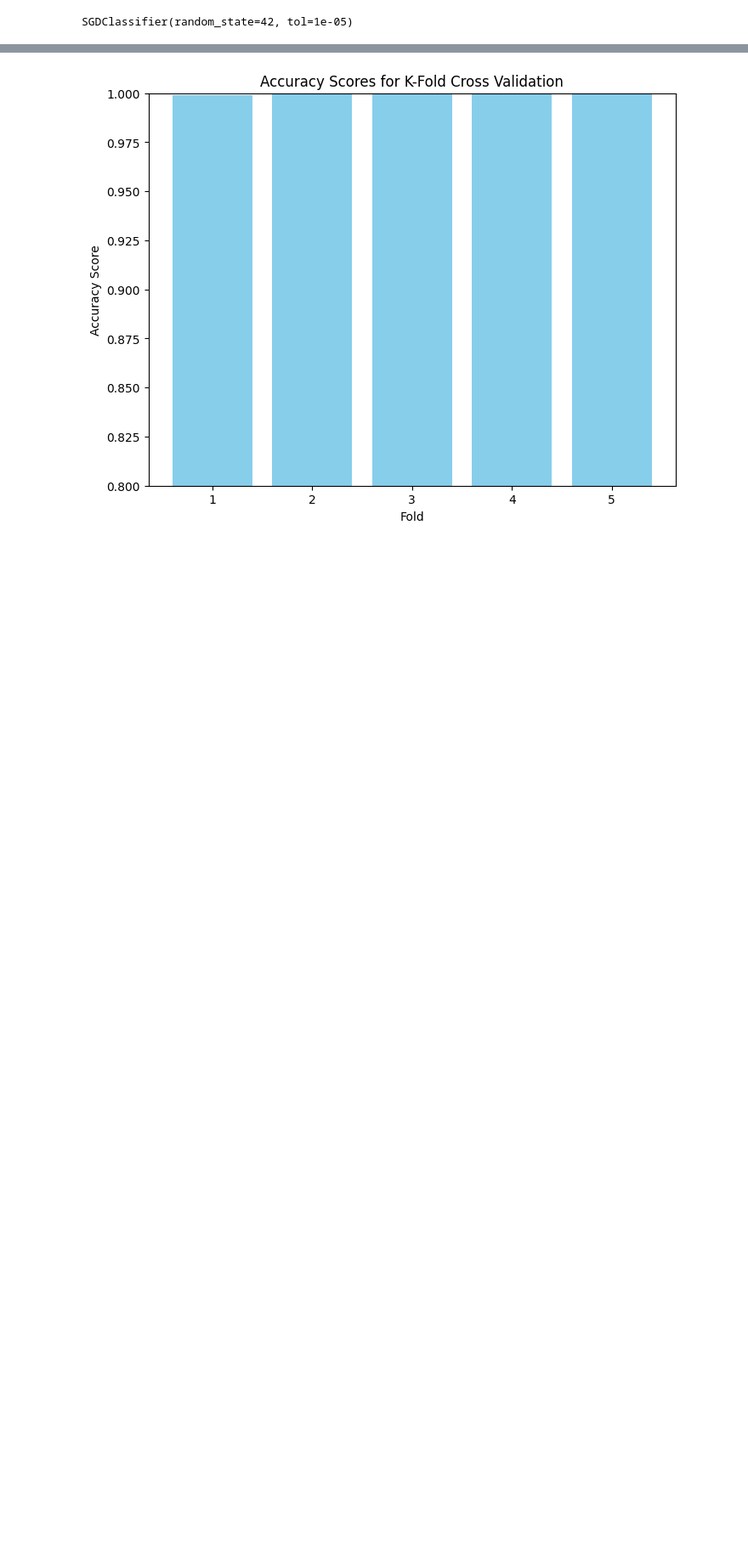
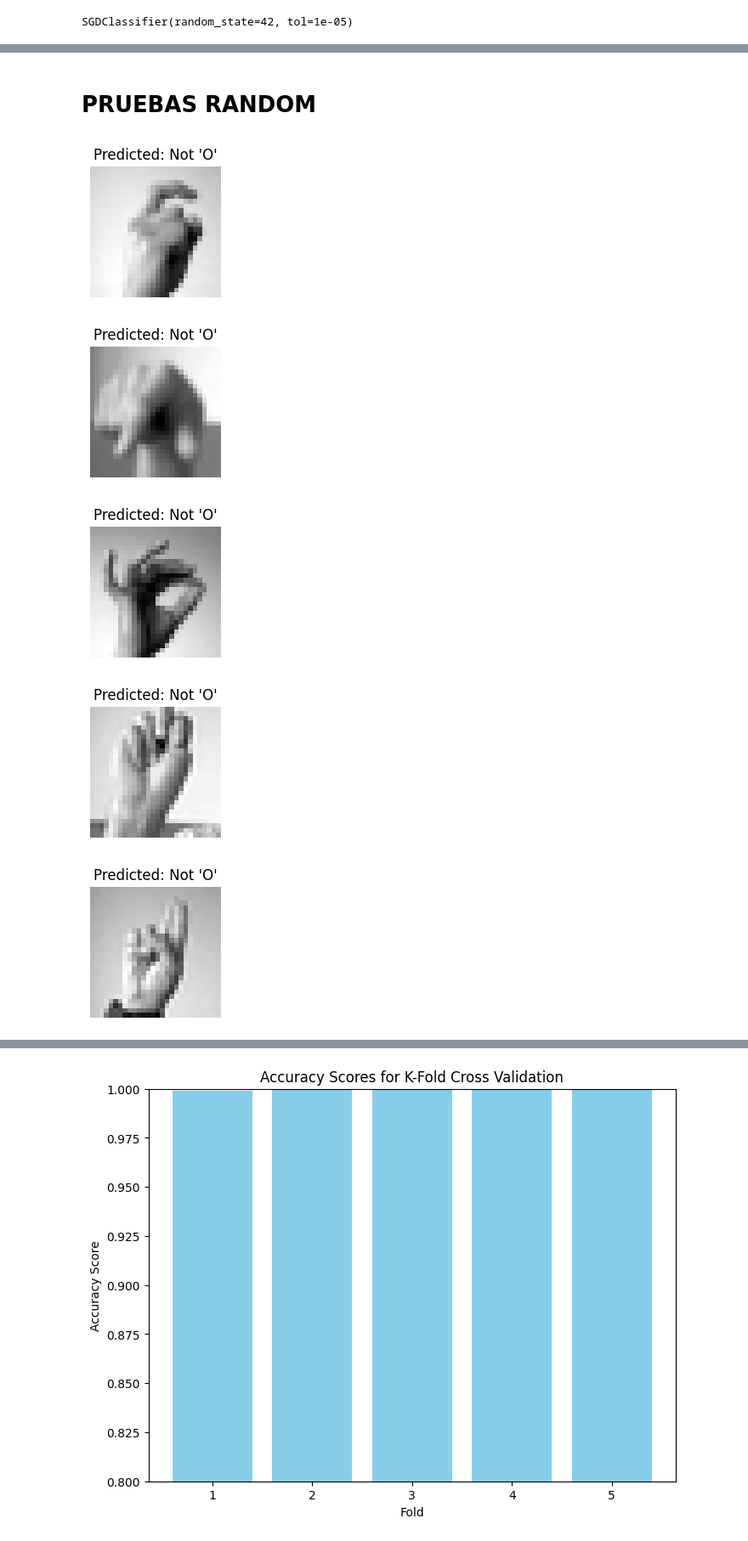
Before and after one commit to LeonelOctavio/Actividad2, a Jupyter notebook: sign_mnlist.ipynb, the cells around one changed output, grey strips where cells are left out. Shown: that part at 85% size. Cells and saved outputs as stored; diff of their text form; code cells hidden in the pictures; blank space fills up the shorter version.

```diff
--- a/sign_mnlist.ipynb
+++ b/sign_mnlist.ipynb
@@ -46,0 +214,36 @@ mean_accuracy = np.mean(accuracy_scores)
+# %% [markdown]
+# **PRUEBAS RANDOM**
+# %%
+from sklearn.linear_model import SGDClassifier
+import matplotlib.pyplot as plt
+import numpy as np
+
+# Crear y entrenar el clasificador SGD
+sgd_clf = SGDClassifier(max_iter=1000, tol=0.00001, random_state=42)
+sgd_clf.fit(X_train, y_train_o)  # y_train_o contiene las etiquetas de "O vs. no O"
+
+# Generar índices aleatorios para seleccionar muestras
+random_indices = np.random.choice(len(X_train), num_samples_to_check, replace=False)
+
+# Realizar predicciones en muestras aleatorias y mostrar imágenes con predicciones
+for i in random_indices:
+    sample = X_train[i]
+    predicted_class = sgd_clf.predict([sample])[0]
+
+    plt.figure(figsize=(2, 2))
+    plt.imshow(sample.reshape(28, 28), cmap='gray')
+
+    if predicted_class:
+        title = "Predicted: 'O'"
+    else:
+        title = "Predicted: Not 'O'"
+
+    plt.title(title)
+    plt.axis('off')
+    plt.show()
+# %% [output]
+[figure, added]
+[figure, added]
+[figure, added]
+[figure, added]
+[figure, added]
```
Also changed, not shown: parts of 24 cells of this notebook.
